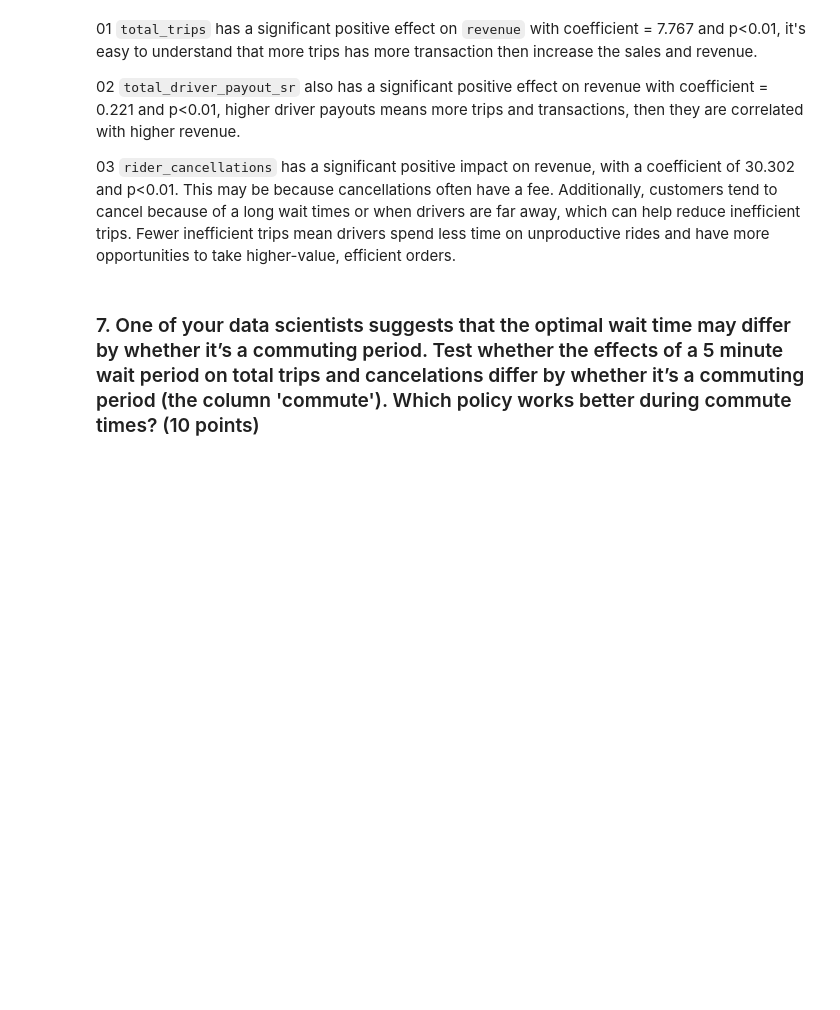
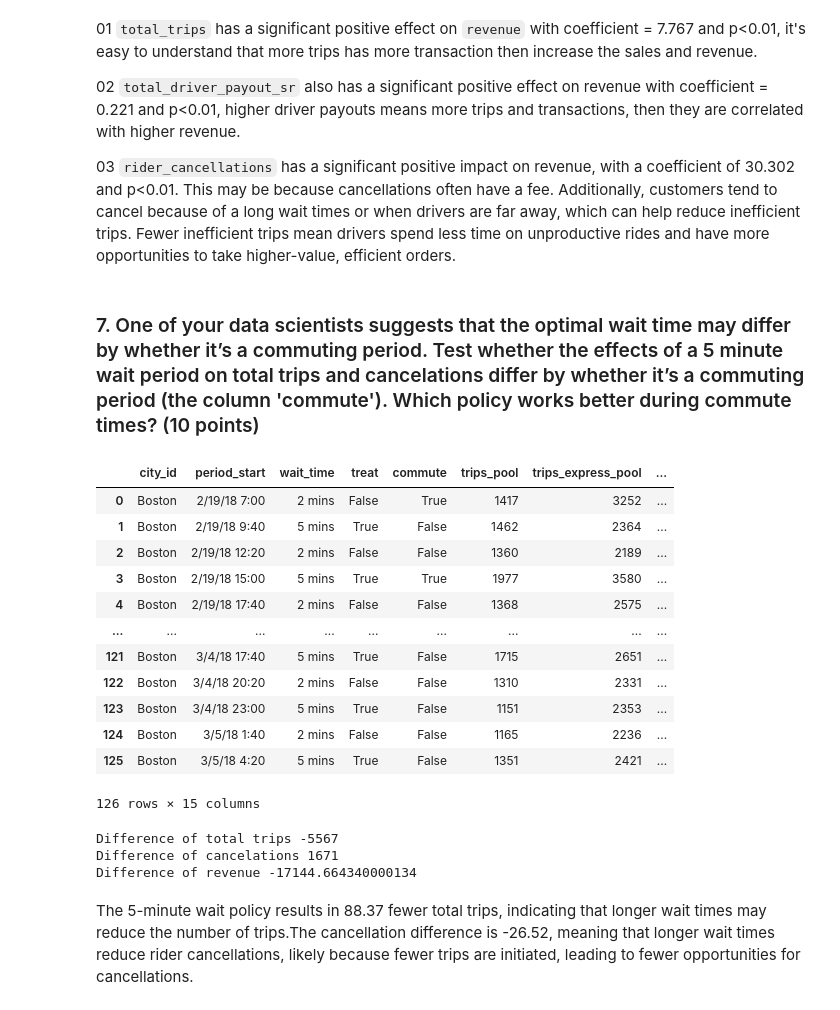
Before and after one commit to MANYI-anewbird/775, a Jupyter notebook: assignment4_uber.ipynb, the cells around one changed output. Drawn from its saved outputs; the diff is of its cells as text; code cells hidden in the pictures; blank space fills up the shorter version.

```diff
--- a/assignment4_uber.ipynb
+++ b/assignment4_uber.ipynb
@@ -97,3 +97,40 @@ Stargazer([fit_covariate_treat])
 03 `rider_cancellations` has a significant positive impact on revenue, with a coefficient of 30.302 and p<0.01. This may be because cancellations often have a fee. Additionally, customers tend to cancel because of a  long wait times or when drivers are far away, which can help reduce inefficient trips. Fewer inefficient trips mean drivers spend less time on unproductive rides and have more opportunities to take higher-value, efficient orders.
 # %% [markdown]
 ###  7. One of your data scientists suggests that the optimal wait time may differ by whether it’s a commuting period. Test whether the effects of a 5 minute wait period on total trips and cancelations differ by whether it’s a commuting period (the column 'commute'). Which policy works better during commute times? (10 points)
+# %%
+df_wait
+# %% [output]
+|  | city_id | period_start | wait_time | treat | commute | trips_pool | trips_express_pool | ... |
+| 0 | Boston | 2/19/18 7:00 | 2 mins | False | True | 1417 | 3252 | ... |
+| 1 | Boston | 2/19/18 9:40 | 5 mins | True | False | 1462 | 2364 | ... |
+| 2 | Boston | 2/19/18 12:20 | 2 mins | False | False | 1360 | 2189 | ... |
+| 3 | Boston | 2/19/18 15:00 | 5 mins | True | True | 1977 | 3580 | ... |
+| 4 | Boston | 2/19/18 17:40 | 2 mins | False | False | 1368 | 2575 | ... |
+| ... | ... | ... | ... | ... | ... | ... | ... | ... |
+| 121 | Boston | 3/4/18 17:40 | 5 mins | True | False | 1715 | 2651 | ... |
+| 122 | Boston | 3/4/18 20:20 | 2 mins | False | False | 1310 | 2331 | ... |
+| 123 | Boston | 3/4/18 23:00 | 5 mins | True | False | 1151 | 2353 | ... |
+| 124 | Boston | 3/5/18 1:40 | 2 mins | False | False | 1165 | 2236 | ... |
+| 125 | Boston | 3/5/18 4:20 | 5 mins | True | False | 1351 | 2421 | ... |
+126 rows × 15 columns
+# %%
+# total trips differnce
+sum_crt = df_wait[df_wait['treat'] == False]['total_trips'].sum()
+sum_trt = df_wait[df_wait['treat'] == True]['total_trips'].sum()
+print('Difference of total trips', sum_trt - sum_crt)
+
+# cancelations differnce
+sum_crt_can = df_wait[df_wait['treat'] == False]['rider_cancellations'].sum()
+sum_trt_can = df_wait[df_wait['treat'] == True]['rider_cancellations'].sum()
+print('Difference of cancelations', sum_trt_can - sum_crt_can)
+
+# revenue differnce
+sum_crt_re = df_wait[df_wait['treat'] == False]['revenue'].sum()
+sum_trt_re = df_wait[df_wait['treat'] == True]['revenue'].sum()
+print('Difference of revenue', sum_trt_re - sum_crt_re)
+# %% [output]
+Difference of total trips -5567
+Difference of cancelations 1671
+Difference of revenue -17144.664340000134
+# %% [markdown]
+The 5-minute wait policy results in 88.37 fewer total trips, indicating that longer wait times may reduce the number of trips.The cancellation difference is -26.52, meaning that longer wait times reduce rider cancellations, likely because fewer trips are initiated, leading to fewer opportunities for cancellations.
```
